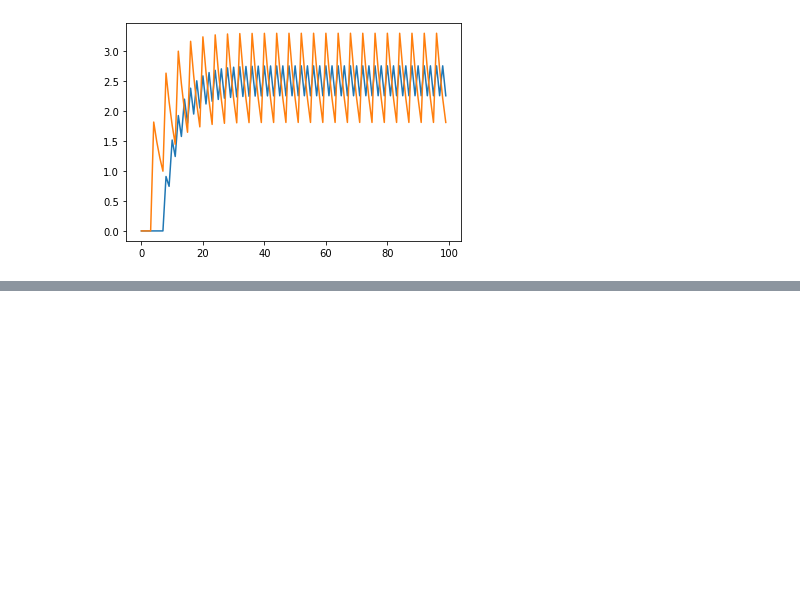
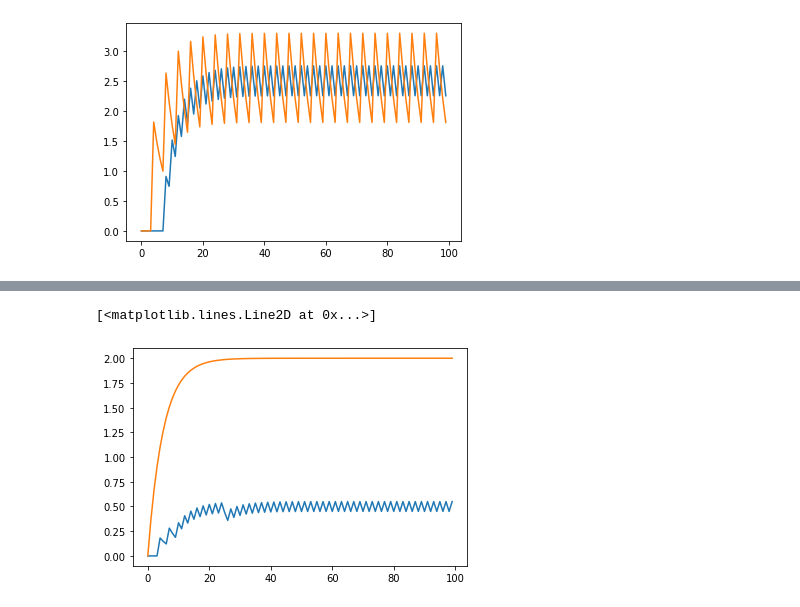
Before and after one commit to R-Gaurav/SpikingMaxPooling, a Jupyter notebook: misc/Untitled.ipynb, the cells around one changed output, grey strips where cells are left out. Drawn from its saved outputs; the diff is of its cells as text; code cells hidden in the pictures; blank space fills up the shorter version.

```diff
--- a/misc/Untitled.ipynb
+++ b/misc/Untitled.ipynb
@@ -329,3 +337,20 @@ INFO:DRV:  Executor: 100 timesteps.........Done 0.15s
 INFO:HST:  chip=0 cpu=0 halted, status=0x0
 [<matplotlib.lines.Line2D at 0x...>]
 [figure]
+# %%
+with nengo.Network() as net:
+  #inpt = nengo.Node(lambda t: 1 if int(t*1000)%4==0 else 0.0)
+  inpt = nengo.Node(2)
+  ens = nengo.Ensemble(n_neurons=1, dimensions=1, radius=2,
+                       neuron_type=nengo.neurons.SpikingRectifiedLinear(1/1000),
+                      intercepts=[0], max_rates=[250], encoders=[[1]])
+  nengo.Connection(inpt, ens.neurons[0], synapse=0.005)
+  n_probe = nengo.Probe(ens.neurons[0], synapse=0.005)
+  inpt_probe = nengo.Probe(inpt, synapse=0.005)
+
+with nengo.Simulator(net) as sim:
+  sim.run(0.1)
+
+plt.plot(sim.data[n_probe])
+plt.plot(sim.data[inpt_probe])
+# %% [output]
@@ -331,0 +359,2 @@ INFO:HST:  chip=0 cpu=0 halted, status=0x0
+[<matplotlib.lines.Line2D at 0x...>]
+[figure, added]
```
Also changed, not shown: parts of 2 cells of this notebook, 16 other files.
